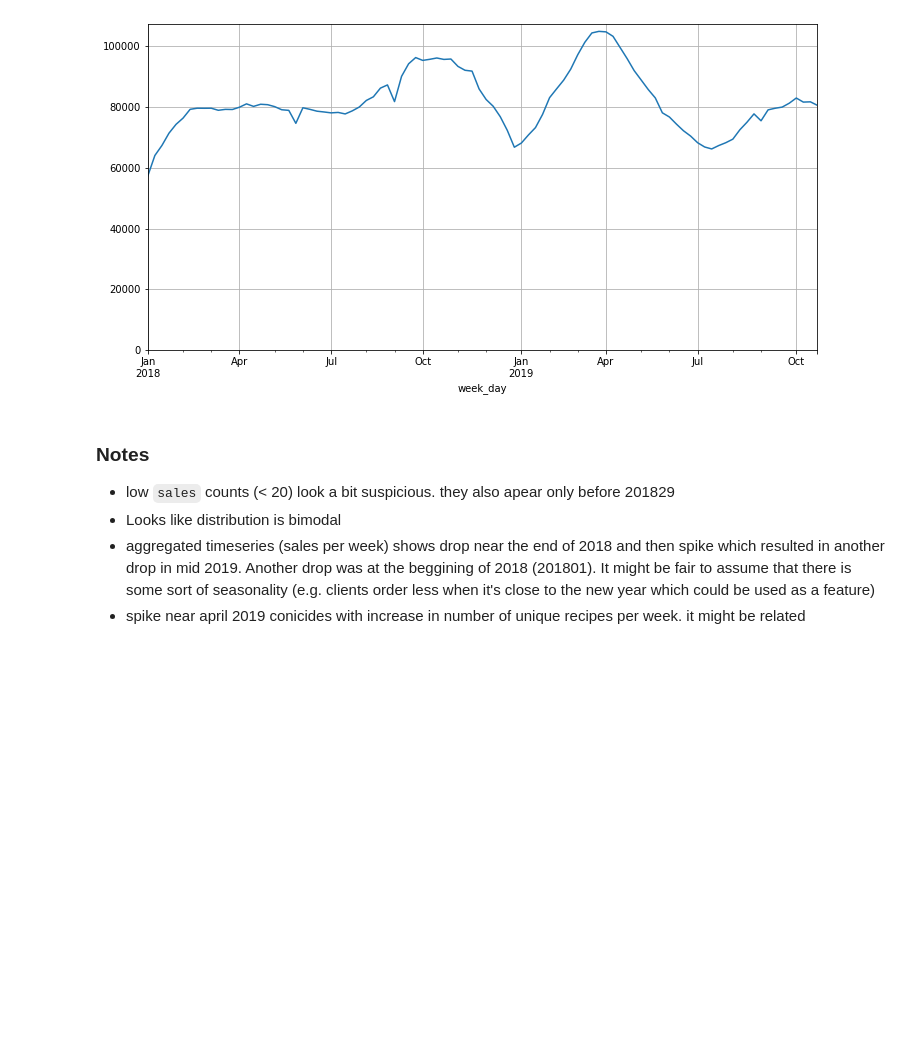
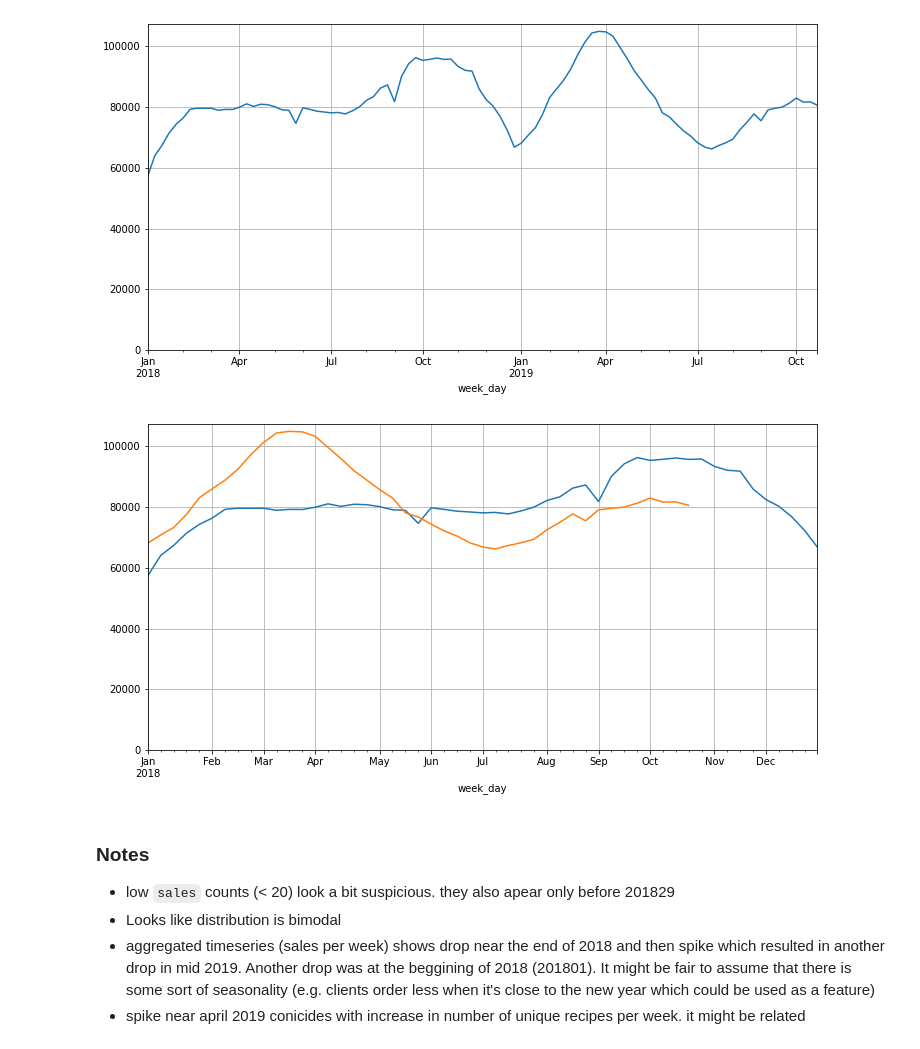
Before and after one commit to itdxer/marleyspoon-task, a Jupyter notebook: notebooks/Data-exploration.ipynb, the cells around one changed output. Drawn from its saved outputs; the diff is of its cells as text; code cells hidden in the pictures; blank space fills up the shorter version.

```diff
--- a/notebooks/Data-exploration.ipynb
+++ b/notebooks/Data-exploration.ipynb
@@ -247,6 +246,17 @@ plt.ylim(bottom=0)
 # %% [output]
 (0.0, 107182.65)
 [figure]
+# %%
+df_agg = df_train.groupby("week_day").sales.sum()
+df_agg[df_agg.index < datetime.datetime(2019, 1, 1)].plot(figsize=(12, 6))
+df_agg_new = df_agg[df_agg.index >= datetime.datetime(2019, 1, 1)]
+df_agg_new.index -= datetime.timedelta(days=365)
+df_agg_new.plot(figsize=(12, 6))
+# df_agg.plot(figsize=(12, 6))
+plt.grid()
+plt.ylim(bottom=0);
+# %% [output]
+[figure, added]
 # %% [markdown]
 ### Notes
 
```
Also changed, not shown: parts of 3 cells of this notebook, 8 other files.
